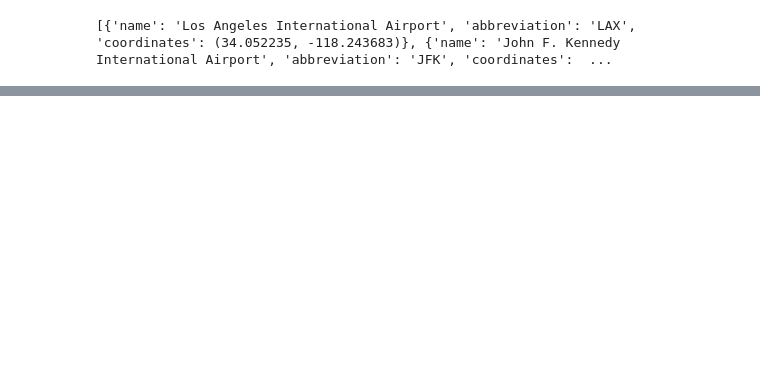
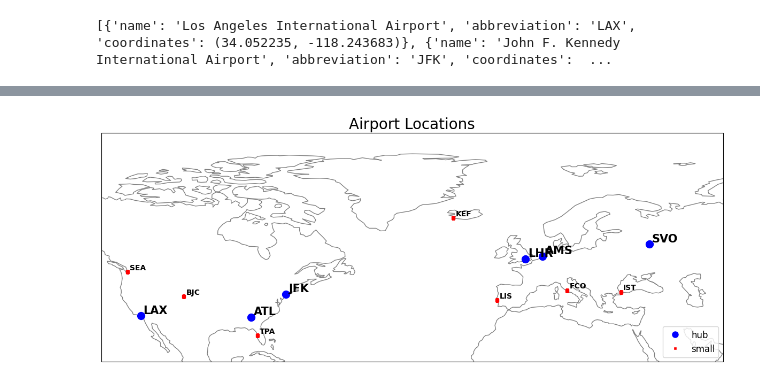
Before and after one commit to nickvandaelen/Flow-Maps, a Jupyter notebook: data_creation.ipynb, the cells around one changed output, grey strips where cells are left out. Cells and saved outputs as stored; diff of their text form; code cells hidden in the pictures; blank space fills up the shorter version.

```diff
--- a/data_creation.ipynb
+++ b/data_creation.ipynb
@@ -217,3 +224,44 @@ plt.show()
+# %%
+import matplotlib.pyplot as plt
+import cartopy.crs as ccrs
+from matplotlib.lines import Line2D
+
+# Create a new figure with Cartopy projection
+fig = plt.figure(figsize=(15, 10))
+ax = fig.add_subplot(1, 1, 1, projection=ccrs.PlateCarree())
+
+# Add coastlines and borders
+ax.coastlines(color='grey')
+
+# Plot airports
+for airport in airports:
+    ax.plot(airport['coordinates'][1], airport['coordinates'][0], 'bo' if airport['abbreviation'] in hubs else 'rs', markersize=10 if airport['abbreviation'] in hubs else 5)
+
+# Add labels for airports
+for airport in airports:
+    ax.text(airport['coordinates'][1] + 0.75, airport['coordinates'][0] + 0.75, airport['abbreviation'], fontsize=15 if airport['abbreviation'] in hubs else 10, fontweight='bold')
+
+# Set y-axis limits
+ax.set_ylim(20, 90)
+ax.set_xlim(None, 60)
+
+# Define custom legend handles and labels
+legend_handles = [Line2D([0], [0], marker='o', color='w', markersize=10, markerfacecolor='blue', label='hub'),
+                  Line2D([0], [0], marker='s', color='w', markersize=5, markerfacecolor='red', label='small')]
+
+# Add legend
+ax.legend(handles=legend_handles, loc='lower right', fontsize=12)
+
+# Set title
+ax.set_title('Airport Locations', fontsize=20)
+
+# Save figure
+if not(os.path.exists(r"airports_map.pdf")):
+    plt.savefig(r"airports_map.pdf", bbox_inches='tight')
+# Show plot
+plt.show()
+# %% [output]
+[figure, added]
 # %%
 # for i in range(len(abbrevs)):
 #     print(abbrevs[i], (X[i], Y[i]))
```
Also changed, not shown: parts of 14 cells of this notebook, 11 other files.
